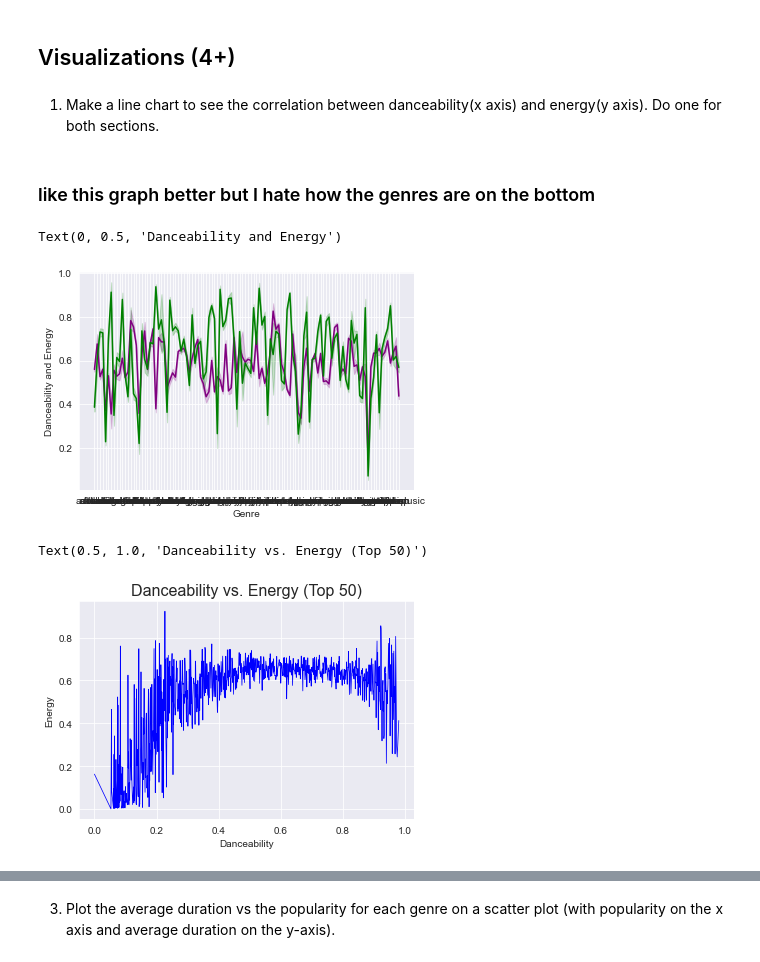
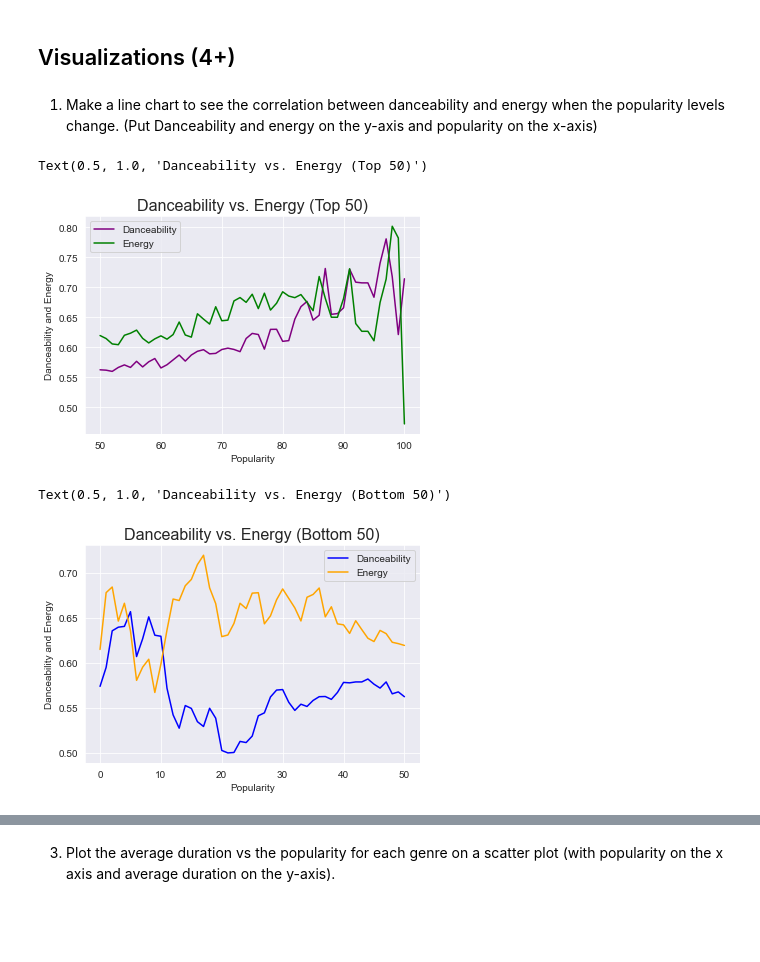
Before and after one commit to kayleeodom/Final-ds, a Jupyter notebook: Final.ipynb, the cells around one changed output, grey strips where cells are left out. Cells and saved outputs as stored; diff of their text form; code cells hidden in the pictures; blank space fills up the shorter version.

```diff
--- a/Final.ipynb
+++ b/Final.ipynb
@@ -322,23 +322,23 @@ top_fifty.groupby('track_genre')['instrumentalness','tempo','energy'].mean()
 # %% [markdown]
 ## Visualizations (4+)
 # %% [markdown]
-1. Make a line chart to see the correlation between danceability(x axis) and energy(y axis).
-Do one for both sections.
+1. Make a line chart to see the correlation between danceability and energy when the popularity levels change.
+(Put Danceability and energy on the y-axis and popularity on the x-axis)
-# %% [markdown]
-### like this graph better but I hate how the genres are on the bottom
 # %%
-sns.lineplot(x=top_fifty.track_genre, y=top_fifty.danceability, color='Purple')
-sns.lineplot(x=top_fifty.track_genre, y=top_fifty.energy, color='Green')
-plt.xlabel("Genre")
+sns.lineplot(x=top_fifty.popularity, y=top_fifty.danceability, color='Purple', ci=None, label="Danceability")
+sns.lineplot(x=top_fifty.popularity, y=top_fifty.energy, color='Green', ci=None, label="Energy")
+plt.xlabel("Popularity")
 plt.ylabel("Danceability and Energy")
+plt.title("Danceability vs. Energy (Top 50)",fontsize=16)
 # %% [output]
-Text(0, 0.5, 'Danceability and Energy')
+Text(0.5, 1.0, 'Danceability vs. Energy (Top 50)')
-[figure, old version]
+[figure, new version]
 # %%
-sns.lineplot(x=top_fifty.danceability, y=top_fifty.energy, color="Blue",ci=None, linewidth=0.75)
-plt.xlabel("Danceability")
-plt.ylabel("Energy")
-plt.title("Danceability vs. Energy (Top 50)",fontsize=16)
+sns.lineplot(x=bottom_fifty.popularity, y=bottom_fifty.danceability, color='Blue', ci=None, label="Danceability")
+sns.lineplot(x=bottom_fifty.popularity, y=bottom_fifty.energy, color='Orange', ci=None, label="Energy")
+plt.xlabel("Popularity")
+plt.ylabel("Danceability and Energy")
+plt.title("Danceability vs. Energy (Bottom 50)",fontsize=16)
 # %% [output]
-Text(0.5, 1.0, 'Danceability vs. Energy (Top 50)')
+Text(0.5, 1.0, 'Danceability vs. Energy (Bottom 50)')
-[figure, old version]
+[figure, new version]
```
Also changed, not shown: parts of 6 cells of this notebook.
